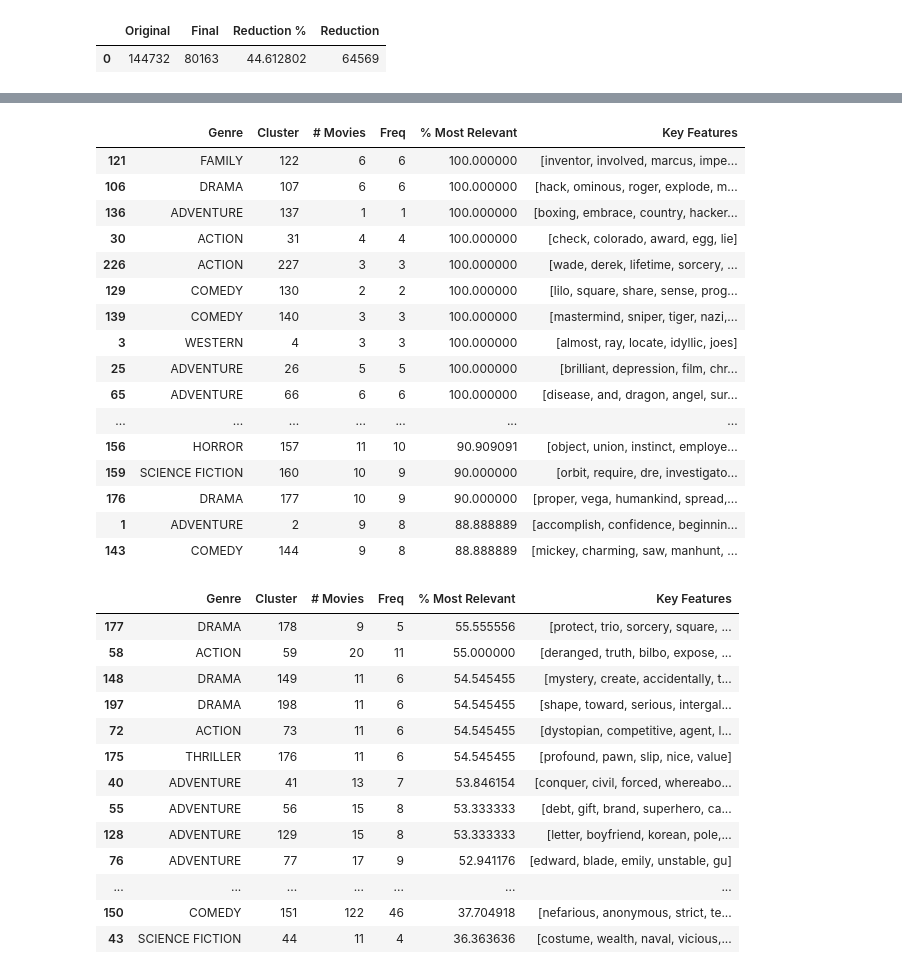
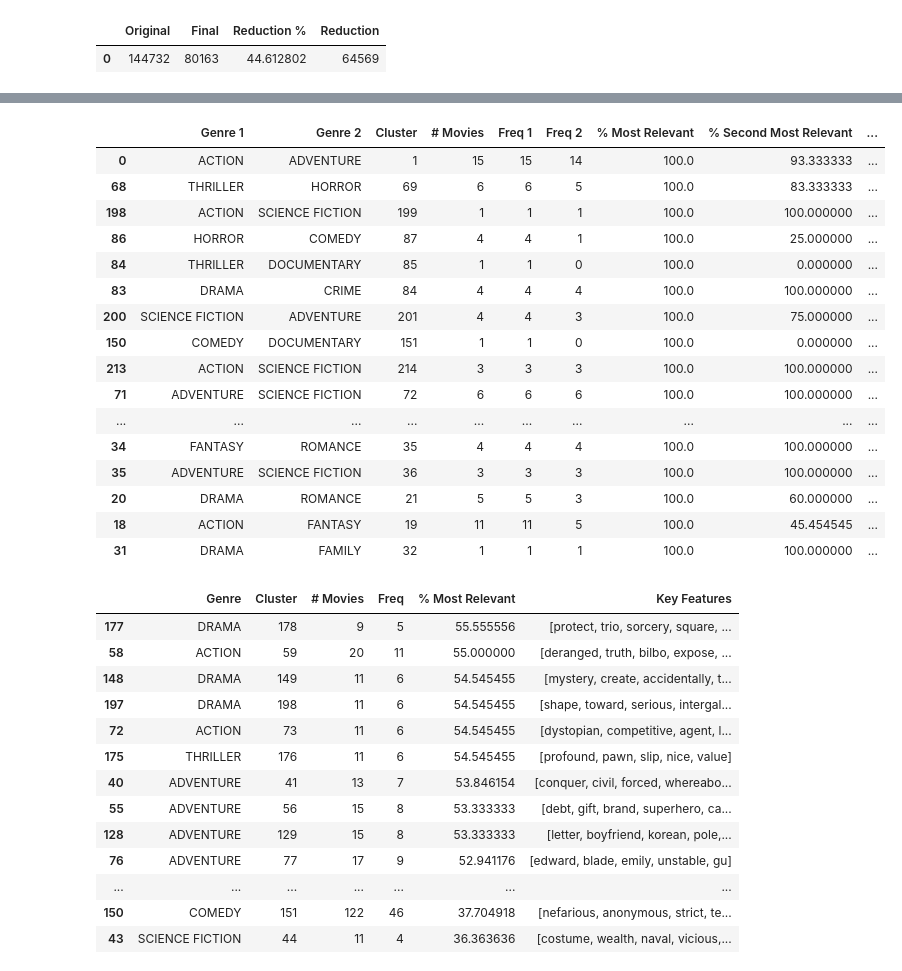
Before and after one commit to bosp86/NLP, a Jupyter notebook: notebooks/experimento 1/Experimento 1.ipynb, the cells around one changed output, grey strips where cells are left out. Saved outputs shown, nothing was run; the diff lists cells and outputs as text; code cells hidden in the pictures.

```diff
--- a/notebooks/experimento 1/Experimento 1.ipynb
+++ b/notebooks/experimento 1/Experimento 1.ipynb
@@ -365,29 +355,23 @@ df.head(20)
-# %%
-df2['% Most Relevant'] = df2['Freq'] * 100 / df2['# Movies']
-
-df2 = df2[["Genre","Cluster","# Movies" , "Freq", '% Most Relevant',"Key Features"]]
-#df2 = df2.sort_index(axis=1)
-df2 = df2.sort_values('% Most Relevant',ascending=False)
-
-df2.head(50)
-# %% [output]
-|  | Genre | Cluster | # Movies | Freq | % Most Relevant | Key Features |
-| 121 | FAMILY | 122 | 6 | 6 | 100.000000 | [inventor, involved, marcus, impe... |
-| 106 | DRAMA | 107 | 6 | 6 | 100.000000 | [hack, ominous, roger, explode, m... |
-| 136 | ADVENTURE | 137 | 1 | 1 | 100.000000 | [boxing, embrace, country, hacker... |
-| 30 | ACTION | 31 | 4 | 4 | 100.000000 | [check, colorado, award, egg, lie] |
-| 226 | ACTION | 227 | 3 | 3 | 100.000000 | [wade, derek, lifetime, sorcery, ... |
-| 129 | COMEDY | 130 | 2 | 2 | 100.000000 | [lilo, square, share, sense, prog... |
-| 139 | COMEDY | 140 | 3 | 3 | 100.000000 | [mastermind, sniper, tiger, nazi,... |
-| 3 | WESTERN | 4 | 3 | 3 | 100.000000 | [almost, ray, locate, idyllic, joes] |
-| 25 | ADVENTURE | 26 | 5 | 5 | 100.000000 | [brilliant, depression, film, chr... |
-| 65 | ADVENTURE | 66 | 6 | 6 | 100.000000 | [disease, and, dragon, angel, sur... |
-| ... | ... | ... | ... | ... | ... | ... |
-| 156 | HORROR | 157 | 11 | 10 | 90.909091 | [object, union, instinct, employe... |
-| 159 | SCIENCE FICTION | 160 | 10 | 9 | 90.000000 | [orbit, require, dre, investigato... |
-| 176 | DRAMA | 177 | 10 | 9 | 90.000000 | [proper, vega, humankind, spread,... |
-| 1 | ADVENTURE | 2 | 9 | 8 | 88.888889 | [accomplish, confidence, beginnin... |
-| 143 | COMEDY | 144 | 9 | 8 | 88.888889 | [mickey, charming, saw, manhunt, ... |
+# %%
+df2_afinity_propagation.head(50)
+# %% [output]
+|  | Genre 1 | Genre 2 | Cluster | # Movies | Freq 1 | Freq 2 | % Most Relevant | % Second Most Relevant | ... |
+| 0 | ACTION | ADVENTURE | 1 | 15 | 15 | 14 | 100.0 | 93.333333 | ... |
+| 68 | THRILLER | HORROR | 69 | 6 | 6 | 5 | 100.0 | 83.333333 | ... |
+| 198 | ACTION | SCIENCE FICTION | 199 | 1 | 1 | 1 | 100.0 | 100.000000 | ... |
+| 86 | HORROR | COMEDY | 87 | 4 | 4 | 1 | 100.0 | 25.000000 | ... |
+| 84 | THRILLER | DOCUMENTARY | 85 | 1 | 1 | 0 | 100.0 | 0.000000 | ... |
+| 83 | DRAMA | CRIME | 84 | 4 | 4 | 4 | 100.0 | 100.000000 | ... |
+| 200 | SCIENCE FICTION | ADVENTURE | 201 | 4 | 4 | 3 | 100.0 | 75.000000 | ... |
+| 150 | COMEDY | DOCUMENTARY | 151 | 1 | 1 | 0 | 100.0 | 0.000000 | ... |
+| 213 | ACTION | SCIENCE FICTION | 214 | 3 | 3 | 3 | 100.0 | 100.000000 | ... |
+| 71 | ADVENTURE | SCIENCE FICTION | 72 | 6 | 6 | 6 | 100.0 | 100.000000 | ... |
+| ... | ... | ... | ... | ... | ... | ... | ... | ... | ... |
+| 34 | FANTASY | ROMANCE | 35 | 4 | 4 | 4 | 100.0 | 100.000000 | ... |
+| 35 | ADVENTURE | SCIENCE FICTION | 36 | 3 | 3 | 3 | 100.0 | 100.000000 | ... |
+| 20 | DRAMA | ROMANCE | 21 | 5 | 5 | 3 | 100.0 | 60.000000 | ... |
+| 18 | ACTION | FANTASY | 19 | 11 | 11 | 5 | 100.0 | 45.454545 | ... |
+| 31 | DRAMA | FAMILY | 32 | 1 | 1 | 1 | 100.0 | 100.000000 | ... |
 # %%
 
 df2.tail(50)
```
Also changed, not shown: parts of 10 cells of this notebook.
